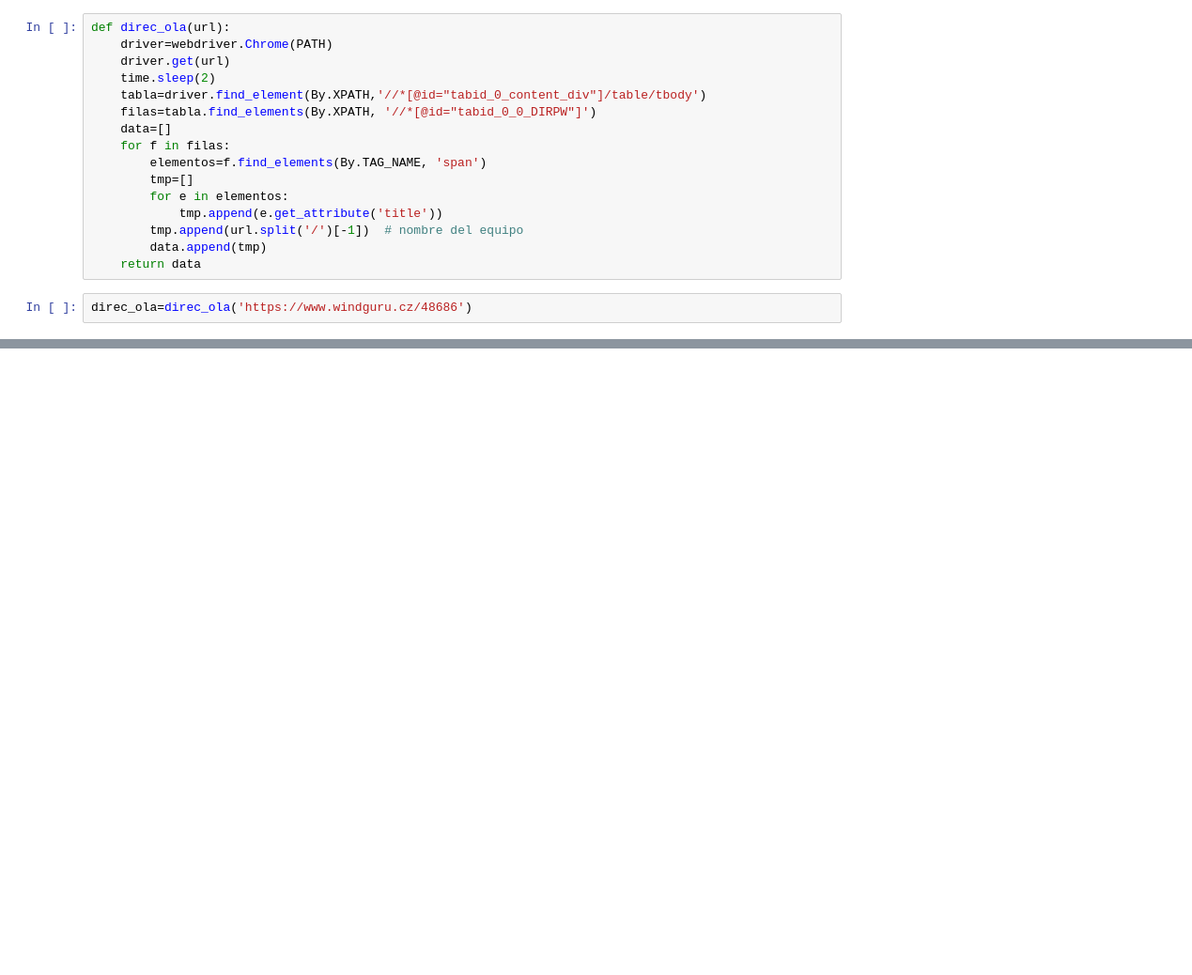
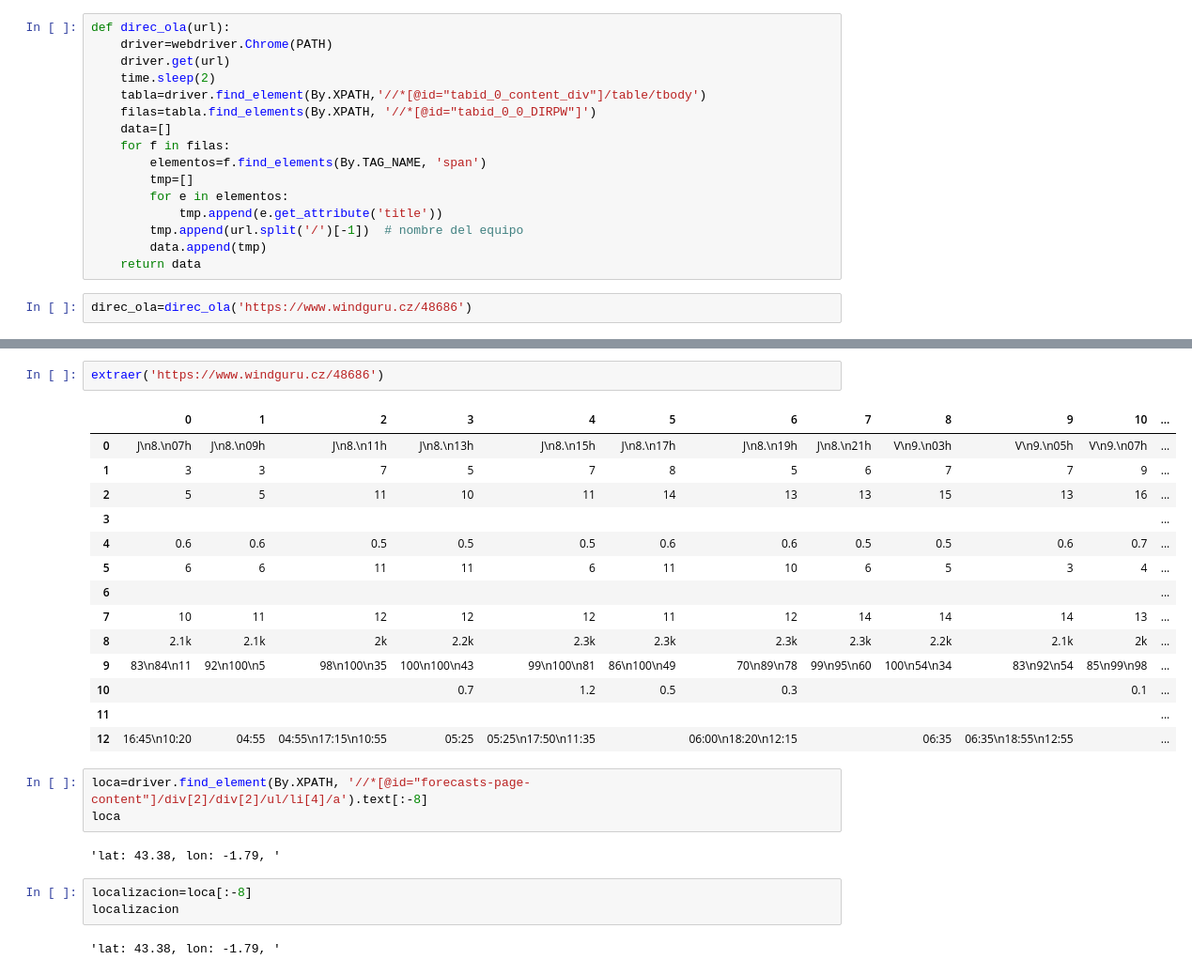
Before and after one commit to Arimugon/WaveFinder_Project, a Jupyter notebook: scrapeo.ipynb, the cells around one changed output, grey strips where cells are left out. Shown: that part at 94% size. Saved outputs shown, nothing was run; the diff lists cells and outputs as text; blank space fills up the shorter version.

```diff
--- a/scrapeo.ipynb
+++ b/scrapeo.ipynb
@@ -162,0 +215,27 @@ direc_ola
+# %%
+extraer('https://www.windguru.cz/48686')
+# %% [output]
+|  | 0 | 1 | 2 | 3 | 4 | 5 | 6 | 7 | 8 | 9 | 10 | ... |
+| 0 | J\n8.\n07h | J\n8.\n09h | J\n8.\n11h | J\n8.\n13h | J\n8.\n15h | J\n8.\n17h | J\n8.\n19h | J\n8.\n21h | V\n9.\n03h | V\n9.\n05h | V\n9.\n07h | ... |
+| 1 | 3 | 3 | 7 | 5 | 7 | 8 | 5 | 6 | 7 | 7 | 9 | ... |
+| 2 | 5 | 5 | 11 | 10 | 11 | 14 | 13 | 13 | 15 | 13 | 16 | ... |
+| 3 |  |  |  |  |  |  |  |  |  |  |  | ... |
+| 4 | 0.6 | 0.6 | 0.5 | 0.5 | 0.5 | 0.6 | 0.6 | 0.5 | 0.5 | 0.6 | 0.7 | ... |
+| 5 | 6 | 6 | 11 | 11 | 6 | 11 | 10 | 6 | 5 | 3 | 4 | ... |
+| 6 |  |  |  |  |  |  |  |  |  |  |  | ... |
+| 7 | 10 | 11 | 12 | 12 | 12 | 11 | 12 | 14 | 14 | 14 | 13 | ... |
+| 8 | 2.1k | 2.1k | 2k | 2.2k | 2.3k | 2.3k | 2.3k | 2.3k | 2.2k | 2.1k | 2k | ... |
+| 9 | 83\n84\n11 | 92\n100\n5 | 98\n100\n35 | 100\n100\n43 | 99\n100\n81 | 86\n100\n49 | 70\n89\n78 | 99\n95\n60 | 100\n54\n34 | 83\n92\n54 | 85\n99\n98 | ... |
+| 10 |  |  |  | 0.7 | 1.2 | 0.5 | 0.3 |  |  |  | 0.1 | ... |
+| 11 |  |  |  |  |  |  |  |  |  |  |  | ... |
+| 12 | 16:45\n10:20 | 04:55 | 04:55\n17:15\n10:55 | 05:25 | 05:25\n17:50\n11:35 |  | 06:00\n18:20\n12:15 |  | 06:35 | 06:35\n18:55\n12:55 |  | ... |
+# %%
+loca=driver.find_element(By.XPATH, '//*[@id="forecasts-page-content"]/div[2]/div[2]/ul/li[4]/a').text[:-8]
+loca
+# %% [output]
+'lat: 43.38, lon: -1.79, '
+# %%
+localizacion=loca[:-8]
+localizacion
+# %% [output]
+'lat: 43.38, lon: -1.79, '
```
Also changed, not shown: parts of 16 cells of this notebook, 1 other file.
